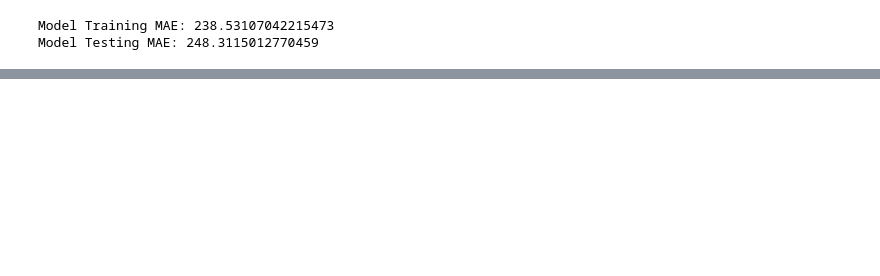
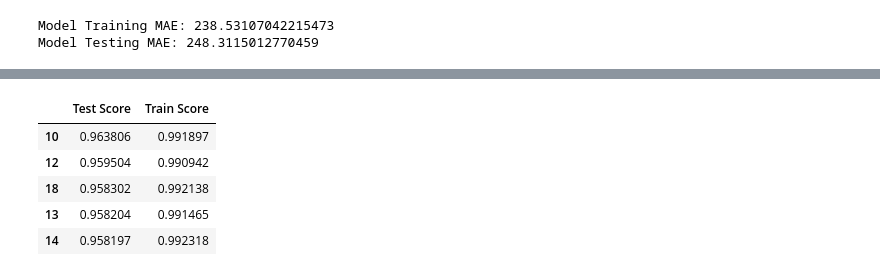
Before and after one commit to LarsonBodden/Car-Purchasing-Model, a Jupyter notebook: Car_Purchasing_Model_Project_.ipynb, the cells around one changed output, grey strips where cells are left out. Cells and saved outputs as stored; diff of their text form; code cells hidden in the pictures; blank space fills up the shorter version.

```diff
--- a/Car_Purchasing_Model_Project_.ipynb
+++ b/Car_Purchasing_Model_Project_.ipynb
@@ -281,3 +401,13 @@ print(forest.score(x_test,y_test))
+# %%
+sorted_scores = scores.sort_values(by='Test Score', ascending=False)
+sorted_scores.head()
+# %% [output]
+|  | Test Score | Train Score |
+| 10 | 0.963806 | 0.991897 |
+| 12 | 0.959504 | 0.990942 |
+| 18 | 0.958302 | 0.992138 |
+| 13 | 0.958204 | 0.991465 |
+| 14 | 0.958197 | 0.992318 |
 # %%
 # Decision Tree Model
 tree = DecisionTreeRegressor(criterion='mae',max_depth=20)
```
Also changed, not shown: parts of 53 cells of this notebook.
